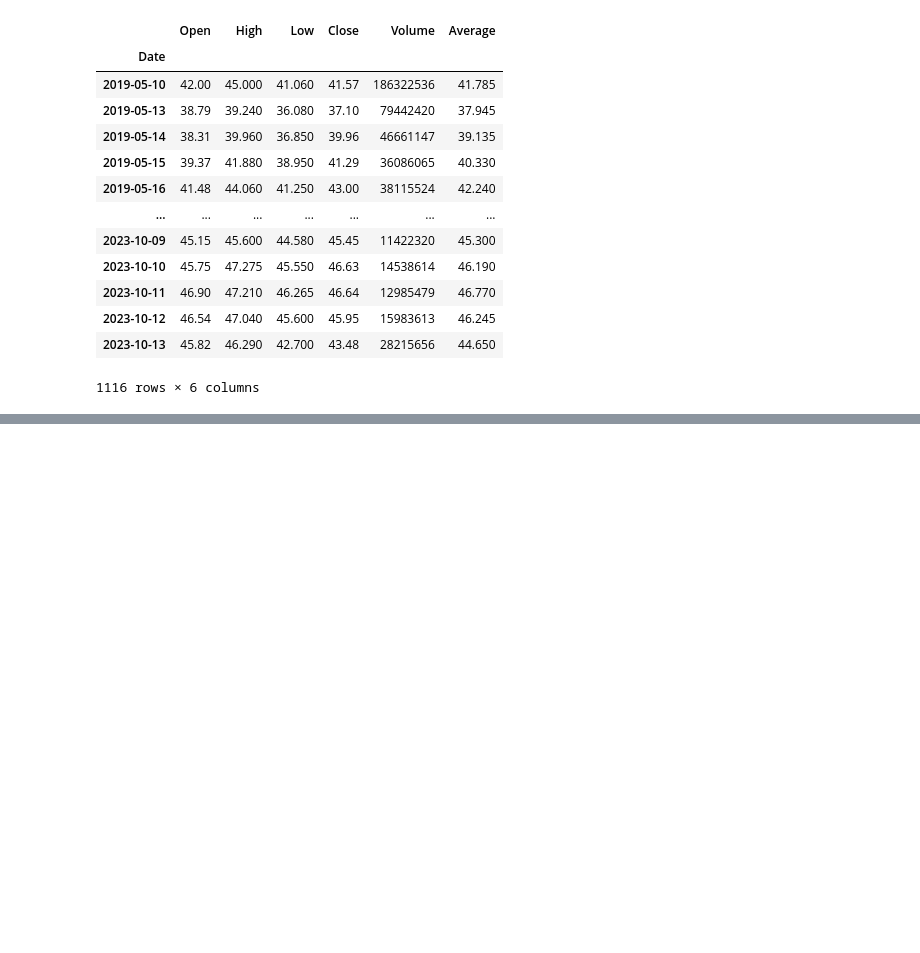
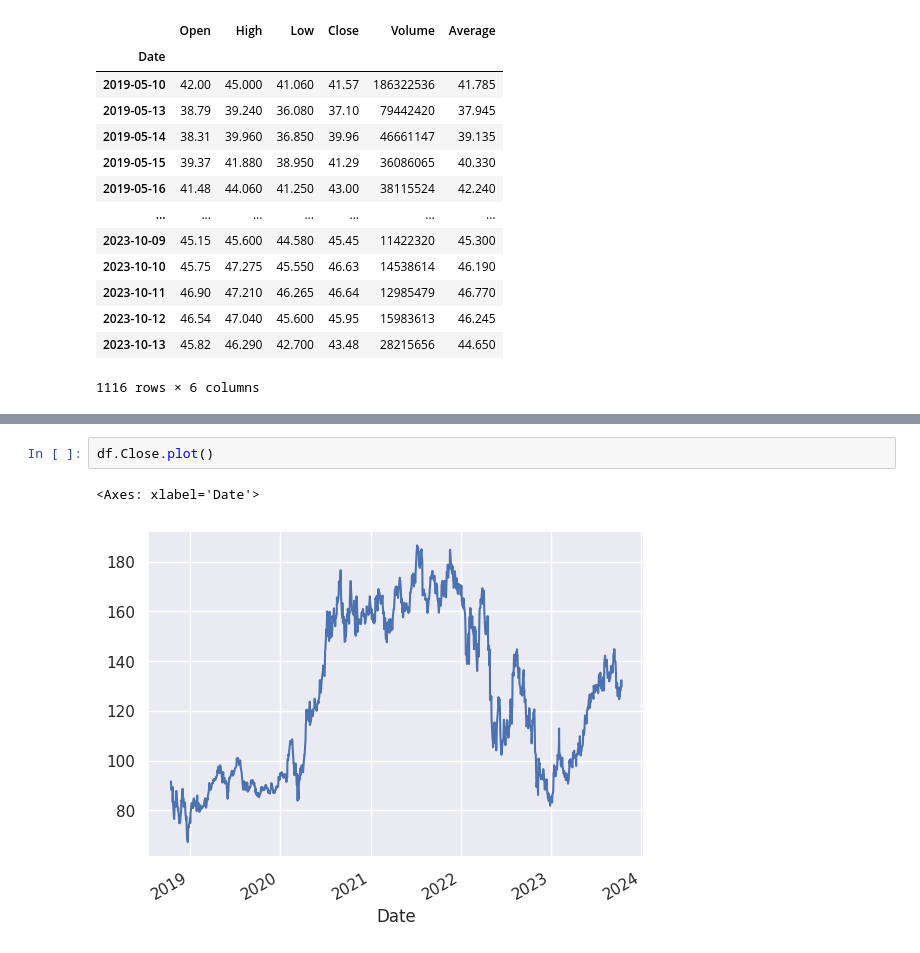
Before and after one commit to BarbaraLipinska24/data-science-bootcamp, a Jupyter notebook: 01_wprowadzenie/02_dane_giełdowe.ipynb, the cells around one changed output, grey strips where cells are left out. Saved outputs shown, nothing was run; the diff lists cells and outputs as text; blank space fills up the shorter version.

```diff
--- a/01_wprowadzenie/02_dane_giełdowe.ipynb
+++ b/01_wprowadzenie/02_dane_giełdowe.ipynb
@@ -286,0 +368,5 @@ df
+# %%
+df.Close.plot()
+# %% [output]
+<Axes: xlabel='Date'>
+[figure, added]
```
Also changed, not shown: parts of 11 cells of this notebook.
